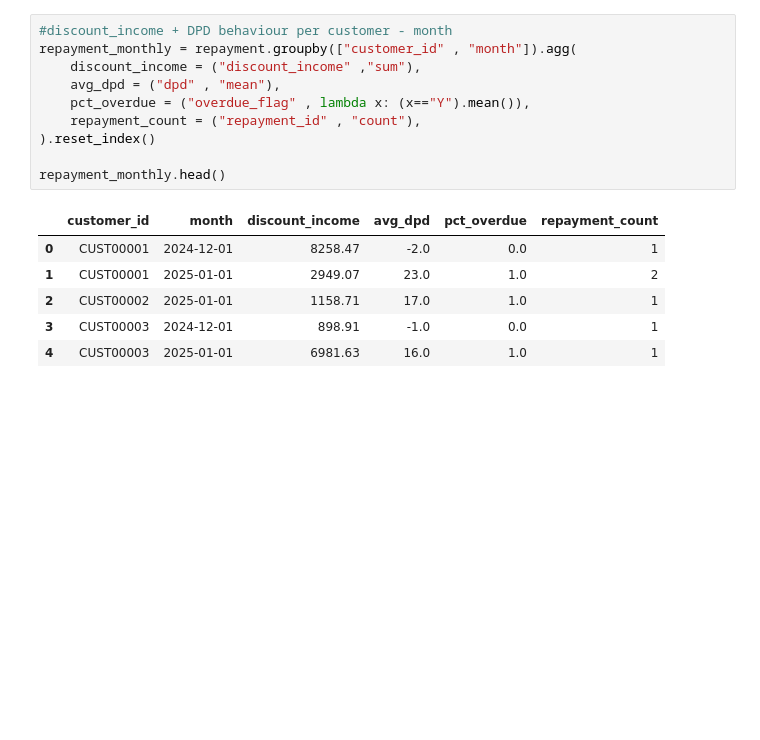
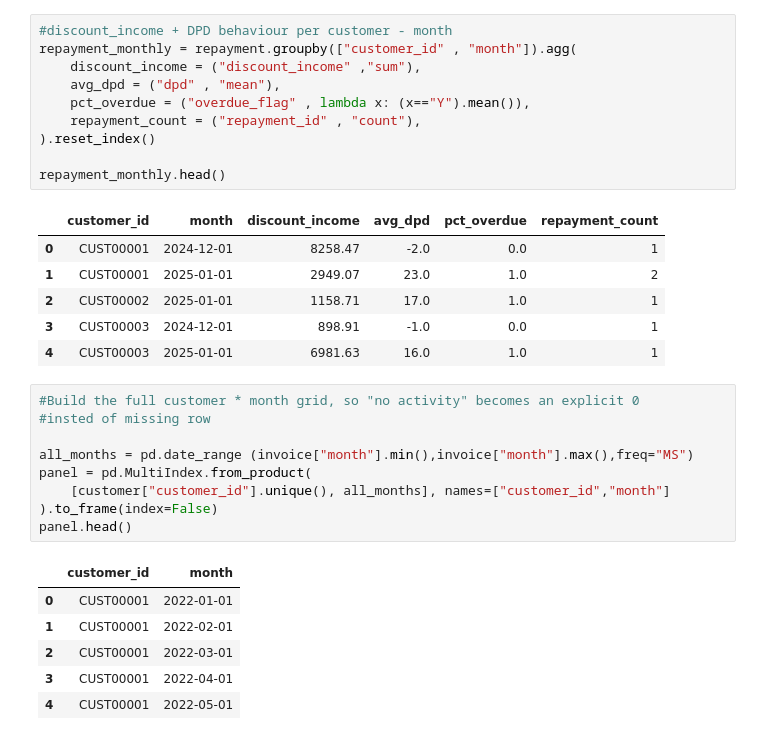
Before and after one commit to Bibhuti-MLAI/Time-Series-Forcasting, a Jupyter notebook: Revenue_Forcasting.ipynb, the cells around one changed output. Saved outputs shown, nothing was run; the diff lists cells and outputs as text; blank space fills up the shorter version.

```diff
--- a/Revenue_Forcasting.ipynb
+++ b/Revenue_Forcasting.ipynb
@@ -377,3 +377,19 @@ repayment_monthly.head()
 | 2 | CUST00002 | 2025-01-01 | 1158.71 | 17.0 | 1.0 | 1 |
 | 3 | CUST00003 | 2024-12-01 | 898.91 | -1.0 | 0.0 | 1 |
 | 4 | CUST00003 | 2025-01-01 | 6981.63 | 16.0 | 1.0 | 1 |
+# %%
+#Build the full customer * month grid, so "no activity" becomes an explicit 0
+#insted of missing row
+
+all_months = pd.date_range (invoice["month"].min(),invoice["month"].max(),freq="MS")
+panel = pd.MultiIndex.from_product(
+    [customer["customer_id"].unique(), all_months], names=["customer_id","month"]
+).to_frame(index=False)
+panel.head()
+# %% [output]
+|  | customer_id | month |
+| 0 | CUST00001 | 2022-01-01 |
+| 1 | CUST00001 | 2022-02-01 |
+| 2 | CUST00001 | 2022-03-01 |
+| 3 | CUST00001 | 2022-04-01 |
+| 4 | CUST00001 | 2022-05-01 |
```
Also changed, not shown: parts of 2 cells of this notebook.
